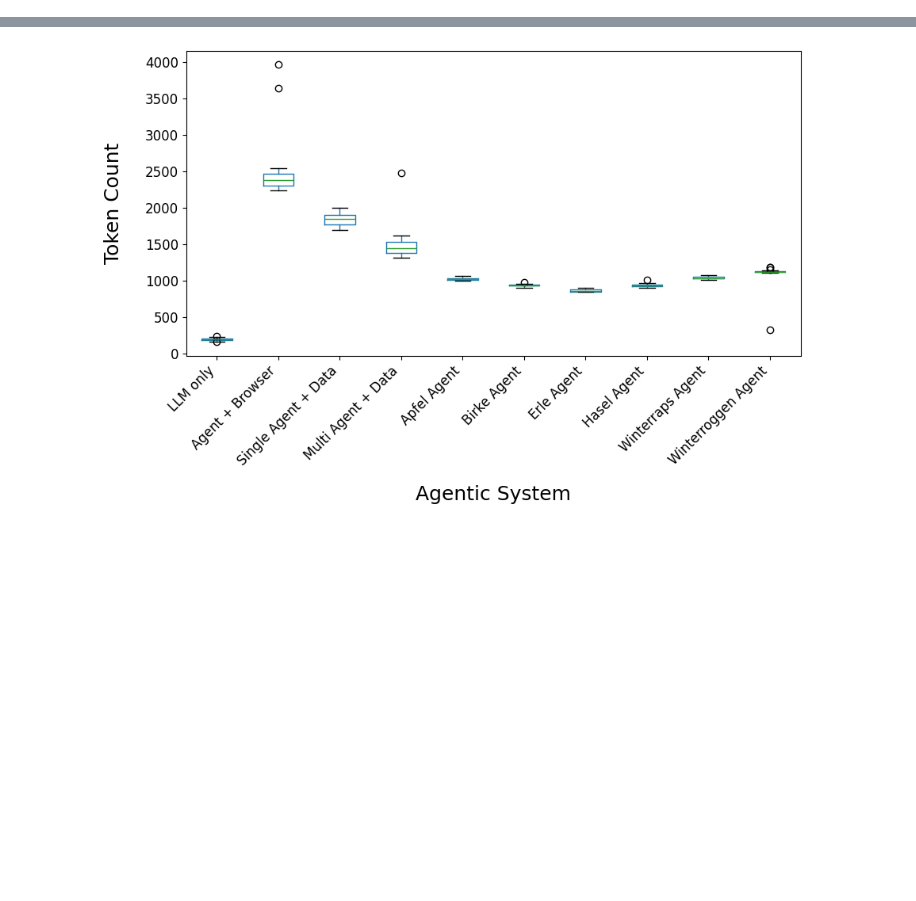
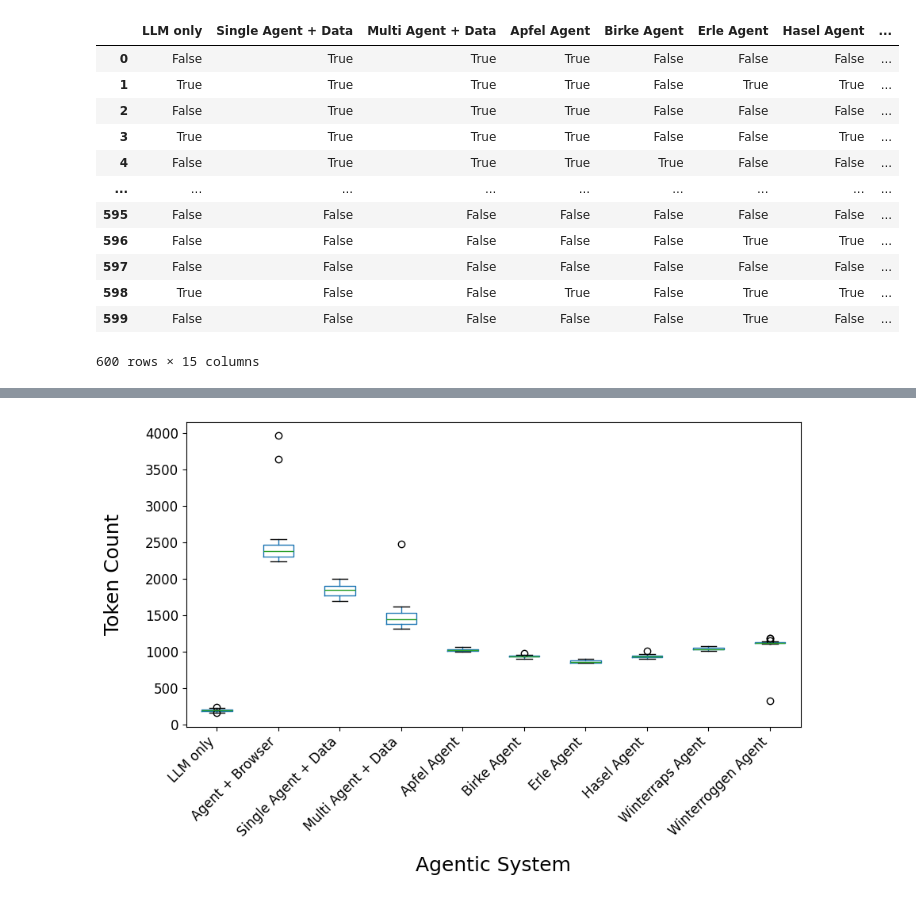
Before and after one commit to LeonardoPre/Building_Agents, a Jupyter notebook: analysis.ipynb, the cells around one changed output, grey strips where cells are left out. Cells and saved outputs as stored; diff of their text form; code cells hidden in the pictures; blank space fills up the shorter version.

```diff
--- a/analysis.ipynb
+++ b/analysis.ipynb
@@ -67,16 +126,40 @@ array([False, False, False, False, False, False, False, False,  True,
 # %%
+expect_answer = {
+    "Apfel Agent": (0,49),
+    "Birke Agent": (50,99),
+    "Erle Agent": (100,149),
+    "Hasel Agent": (150,199),
+    "Winterraps Agent": (200,249),
+    "Winterroggen Agent": (250,299),
+}
+
+
 def make_comparison_matrix(df, pos):
     comparison_matrix_0 = pd.DataFrame(
         {
-            col: (df[col].values == df.iloc[:, pos].values)
+            col: (df[col].values == df.iloc[:, pos].values) or df[col]
             for col in df.columns[:-3]
         }
     )
     return comparison_matrix_0
 
 comparison_matrix_0 = make_comparison_matrix(df, -3)
 comparison_matrix_5 = make_comparison_matrix(df, -2)
 comparison_matrix_10 = make_comparison_matrix(df, -1)
+# %% [output]
+|  | LLM only | Single Agent + Data | Multi Agent + Data | Apfel Agent | Birke Agent | Erle Agent | Hasel Agent | ... |
+| 0 | False | True | True | True | False | False | False | ... |
+| 1 | True | True | True | True | False | True | True | ... |
+| 2 | False | True | True | True | False | False | False | ... |
+| 3 | True | True | True | True | False | False | True | ... |
+| 4 | False | True | True | True | True | False | False | ... |
+| ... | ... | ... | ... | ... | ... | ... | ... | ... |
+| 595 | False | False | False | False | False | False | False | ... |
+| 596 | False | False | False | False | False | True | True | ... |
+| 597 | False | False | False | False | False | False | False | ... |
+| 598 | True | False | False | True | False | True | True | ... |
+| 599 | False | False | False | False | False | True | False | ... |
+600 rows × 15 columns
 # %%
 df_heatmap = pd.concat([comparison_matrix_0.sum(axis=0)/len(comparison_matrix_0),
  comparison_matrix_5.sum(axis=0)/len(comparison_matrix_5),
```
Also changed, not shown: parts of 8 cells of this notebook, 5 other files.
